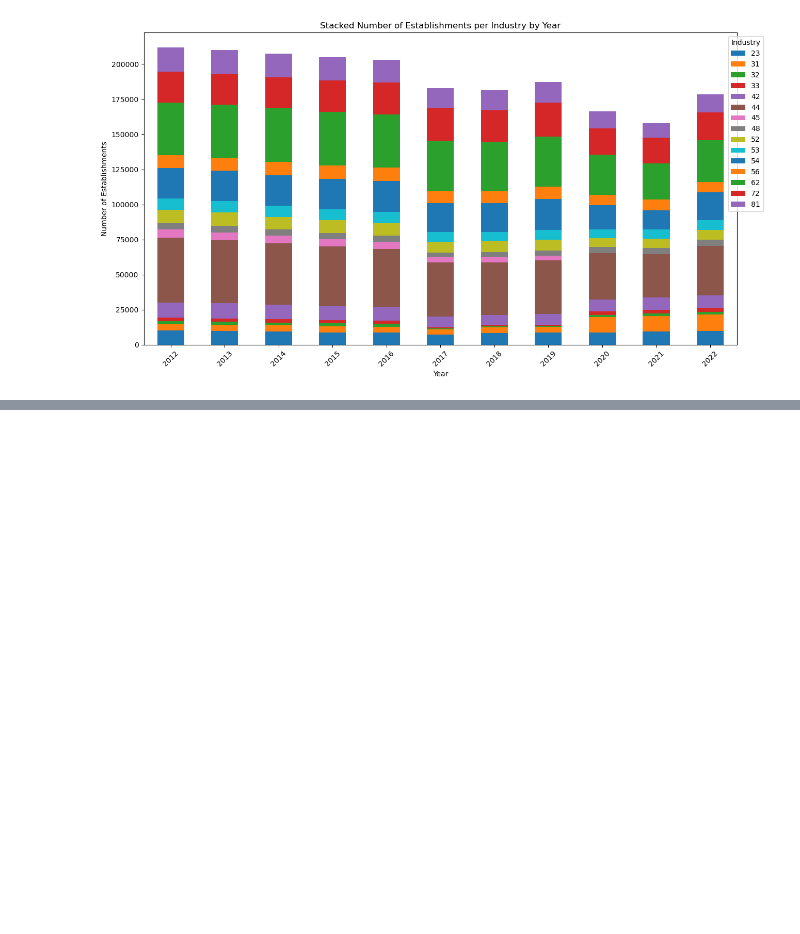
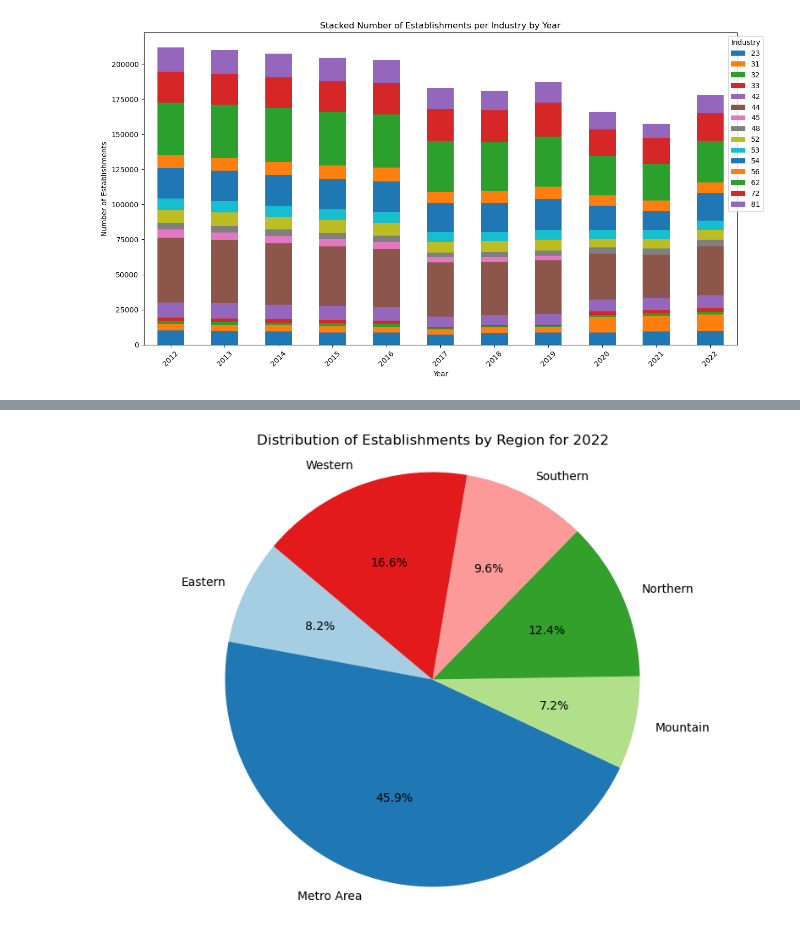
Before and after one commit to nessajimenez/pr-biz-patterns, a Jupyter notebook: Graphs from Clean Data.ipynb, the cells around one changed output, grey strips where cells are left out. Saved outputs shown, nothing was run; the diff lists cells and outputs as text; code cells hidden in the pictures; blank space fills up the shorter version.

```diff
--- a/Graphs from Clean Data.ipynb
+++ b/Graphs from Clean Data.ipynb
@@ -145,0 +64,19 @@ df12_22heat
+# %%
+year_data = df12_22[df12_22['year'] == 2022]
+
+region_data = year_data.groupby('region')['establishments'].sum().reset_index()
+
+# Data for pie chart
+labels = region_data['region']
+sizes = region_data['establishments']
+colors = plt.cm.Paired(range(len(labels)))  # Optional: Assign colors to each region
+
+# Create pie chart
+plt.figure(figsize=(10, 7))  # Adjust figure size as needed
+plt.pie(sizes, labels=labels, autopct='%1.1f%%', startangle=140, colors=colors)
+plt.title('Distribution of Establishments by Region for 2022')
+plt.axis('equal')  # Ensures that pie is drawn as a circle.
+
+plt.show()
+# %% [output]
+[figure, added]
```
Also changed, not shown: parts of 11 cells of this notebook, 3 other files.
